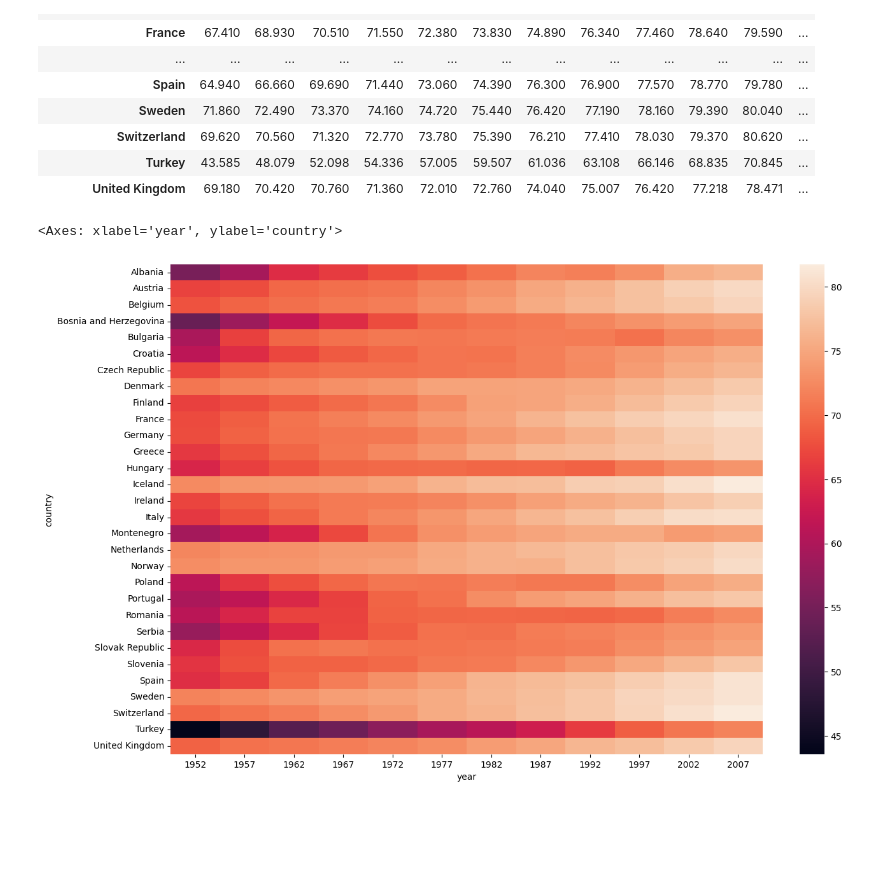
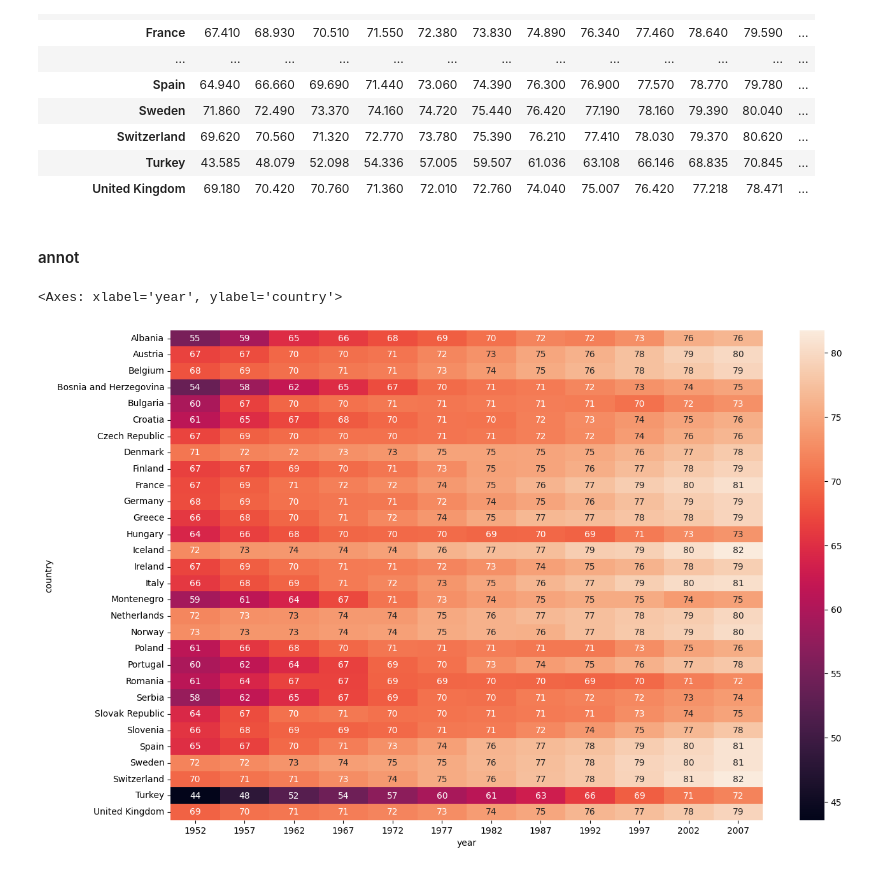
Before and after one commit to mohitjaryal/seaborn, a Jupyter notebook: Matrix-Plot/heatmap.ipynb, the cells around one changed output. Saved outputs shown, nothing was run; the diff lists cells and outputs as text; code cells hidden in the pictures; blank space fills up the shorter version.

```diff
--- a/Matrix-Plot/heatmap.ipynb
+++ b/Matrix-Plot/heatmap.ipynb
@@ -60,9 +58,11 @@ temp_df
 | Switzerland | 69.620 | 70.560 | 71.320 | 72.770 | 73.780 | 75.390 | 76.210 | 77.410 | 78.030 | 79.370 | 80.620 | ... |
 | Turkey | 43.585 | 48.079 | 52.098 | 54.336 | 57.005 | 59.507 | 61.036 | 63.108 | 66.146 | 68.835 | 70.845 | ... |
 | United Kingdom | 69.180 | 70.420 | 70.760 | 71.360 | 72.010 | 72.760 | 74.040 | 75.007 | 76.420 | 77.218 | 78.471 | ... |
+# %% [markdown]
+#### annot
 # %%
 plt.figure(figsize=(15,10))
-sns.heatmap(temp_df)
+sns.heatmap(temp_df,annot=True)
 # %% [output]
 <Axes: xlabel='year', ylabel='country'>
-[figure, old version]
+[figure, new version]
```
Also changed, not shown: parts of 1 cell of this notebook.
